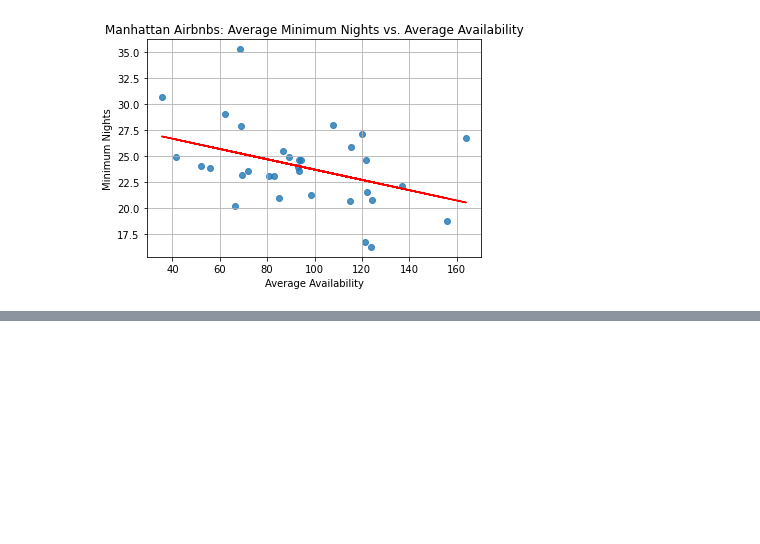
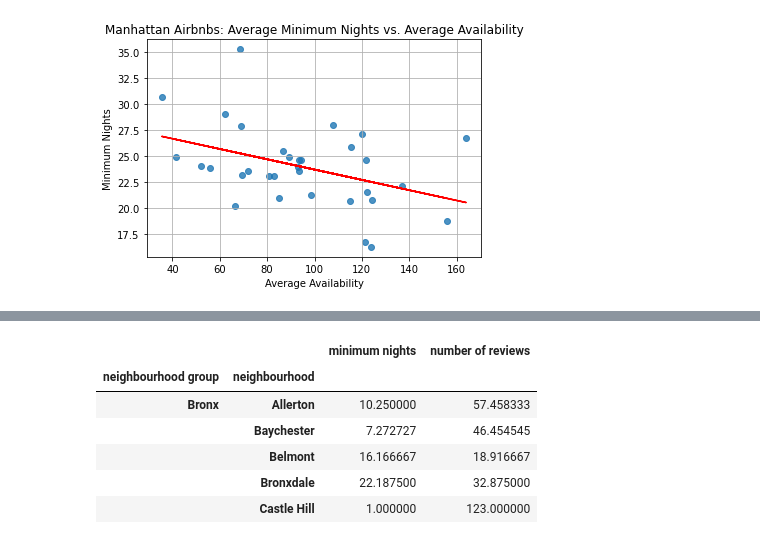
Before and after one commit to MWilliamsDP/ProjectOne, a Jupyter notebook: BookingsPy/Bookings.ipynb, the cells around one changed output, grey strips where cells are left out. Drawn from its saved outputs; the diff is of its cells as text; code cells hidden in the pictures; blank space fills up the shorter version.

```diff
--- a/BookingsPy/Bookings.ipynb
+++ b/BookingsPy/Bookings.ipynb
@@ -278,0 +297,16 @@ The r-value is: 0.16256538933666795
+# %%
+airbnb_review = airbnb_revised.groupby(["neighbourhood group", "neighbourhood"])
+
+airbnb_review.head()
+
+mean_data = airbnb_review.mean()
+
+mean_data.head()
+# %% [output]
+|  |  | minimum nights | number of reviews |
+| neighbourhood group | neighbourhood |  |  |
+| Bronx | Allerton | 10.250000 | 57.458333 |
+|  | Baychester | 7.272727 | 46.454545 |
+|  | Belmont | 16.166667 | 18.916667 |
+|  | Bronxdale | 22.187500 | 32.875000 |
+|  | Castle Hill | 1.000000 | 123.000000 |
```
Also changed, not shown: parts of 8 cells of this notebook, 1 other file.
